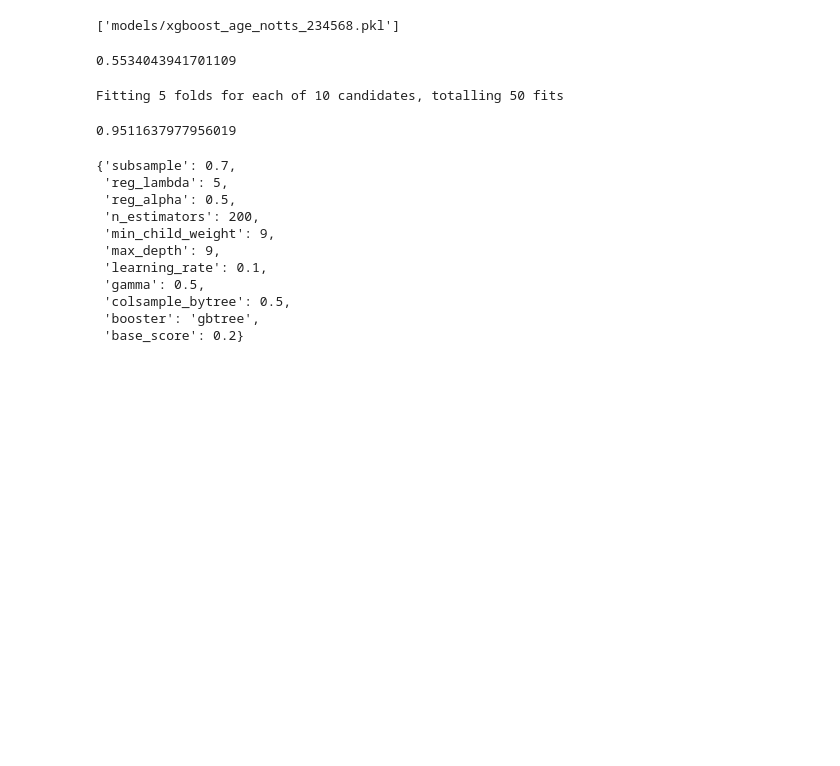
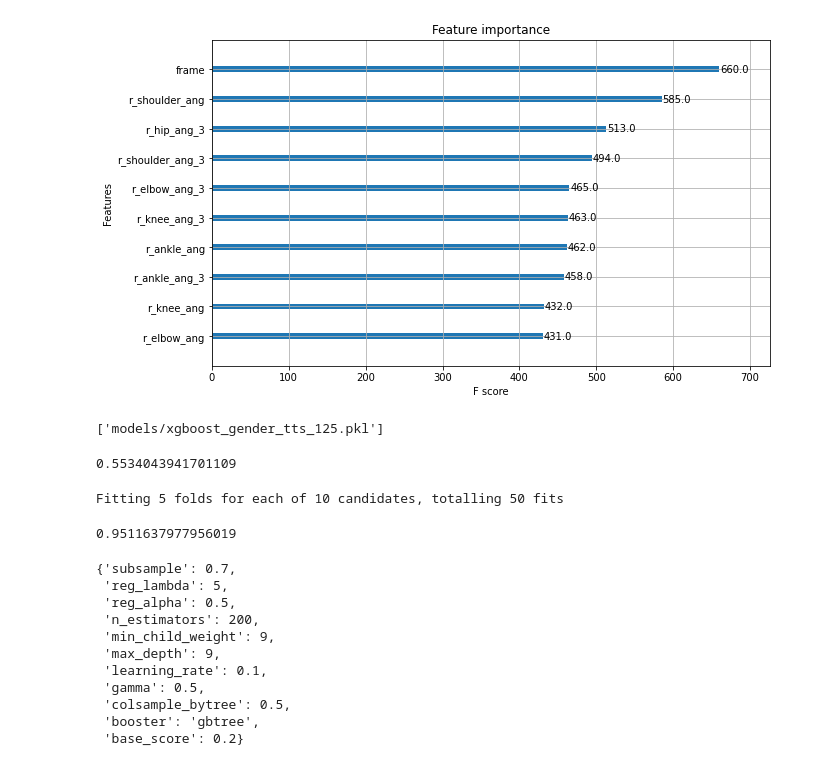
Before and after one commit to jocelynthiojaya/Human-Gait-Project, a Jupyter notebook: Xgboost.ipynb, the cells around one changed output. Cells and saved outputs as stored; diff of their text form; code cells hidden in the pictures; blank space fills up the shorter version.

```diff
--- a/Xgboost.ipynb
+++ b/Xgboost.ipynb
@@ -24,7 +24,7 @@ data = pd.read_csv("csv/walk.csv",index_col=False)
 encode = {'<40': 0, '>40': 1}
 # encode = {'male': 0, 'female': 1}
 
-X = data.loc[data['id'].isin([2,3,4,5,6,8])]
+X = data.loc[data['id'].isin([2,3,4,5,6,7])]
 # X_train = X [["r_hip_ang", "r_knee_ang", "r_ankle_ang", "r_elbow_ang", "r_shoulder_ang"]]
 #         "r_hip_vel", "r_knee_vel", "r_ankle_vel", "r_elbow_vel", "r_shoulder_vel",
 #         "r_hip_accel", "r_knee_accel", "r_ankle_accel", "r_elbow_accel", "r_shoulder_accel"]]
@@ -32,7 +32,7 @@ X_train = X.drop(['id','gender','age'],axis=1) #,'r_shoulder_ang','r_elbow_ang',
 X_train = preprocessing.scale(X_train)
 y_train = X['age'].map(encode)
 
-X2 = data.loc[data['id'].isin([8])]
+X2 = data.loc[data['id'].isin([1,10])]
 # X_test = X2 [["r_hip_ang", "r_knee_ang", "r_ankle_ang", "r_elbow_ang", "r_shoulder_ang"]]
         # "r_hip_vel", "r_knee_vel", "r_ankle_vel", "r_elbow_vel", "r_shoulder_vel",
         # "r_hip_accel", "r_knee_accel", "r_ankle_accel", "r_elbow_accel", "r_shoulder_accel"]]
@@ -57,3 +103,27 @@ y_test = X2['age'].map(encode)
 # X_test['gender'] = X_test['gender'].map(encodeGender)
 # X_test = preprocessing.scale(X_test)
 # y_test = X2['age'].map(encodeAge)
+# %%
+# MULTILABEL
+for category in categories:
+    clf = XGBClassifier(
+    #BEST for Train: 2,3,4,5,7,9 and Test 1,10 Age
+    reg_lambda = 0.5,
+    reg_alpha = 0.5,
+    n_estimators = 200,
+    learning_rate = 0.1,
+    gamma = 0,
+    booster = 'gbtree',
+    base_score = 0.9,
+    min_child_weight = 1,
+    max_depth = 6,
+    subsample = 0.3,
+    colsample_bytree = 0.4)
+
+    clf.fit(X_train, train[category])
+    y_pred = clf.predict(X_test)
+    print("Accuracy:", metrics.accuracy_score(test[category], y_pred))
+
+    from sklearn.metrics import classification_report, confusion_matrix
+    print(confusion_matrix(test[category],y_pred))
+    print(classification_report(test[category],y_pred))
@@ -131,10 +219,21 @@ weighted avg       1.00      0.40      0.57      4577
+# %%
+from xgboost import plot_importance
+from matplotlib import pyplot
+# plot feature importance
+pyplot.rcParams["figure.figsize"] = (10, 6)
+plot_importance(clf, max_num_features=10).set_yticklabels(['r_elbow_ang', 'r_knee_ang', 'r_ankle_ang_3', 'r_ankle_ang', 'r_knee_ang_3',
+    'r_elbow_ang_3', 'r_shoulder_ang_3', 'r_hip_ang_3', 'r_shoulder_ang', 'frame'])
+pyplot.show()
+# pyplot.savefig('filename.png', dpi=300)
+# %% [output]
+[figure, added]
 # %%
 from joblib import Parallel, delayed
 import joblib
 # Save the model as a pickle in a file
-joblib.dump(clf, 'models/xgboost_age_notts_234568.pkl')
+joblib.dump(clf, 'models/xgboost_gender_tts_125.pkl')
 # %% [output]
-['models/xgboost_age_notts_234568.pkl']
+['models/xgboost_gender_tts_125.pkl']
 # %%
 # Load the model from the file
 xgboost_from_joblib = joblib.load('models/xgboost_age_tts_234567.pkl')
```
Also changed, not shown: parts of 5 cells of this notebook, 21 other files.
